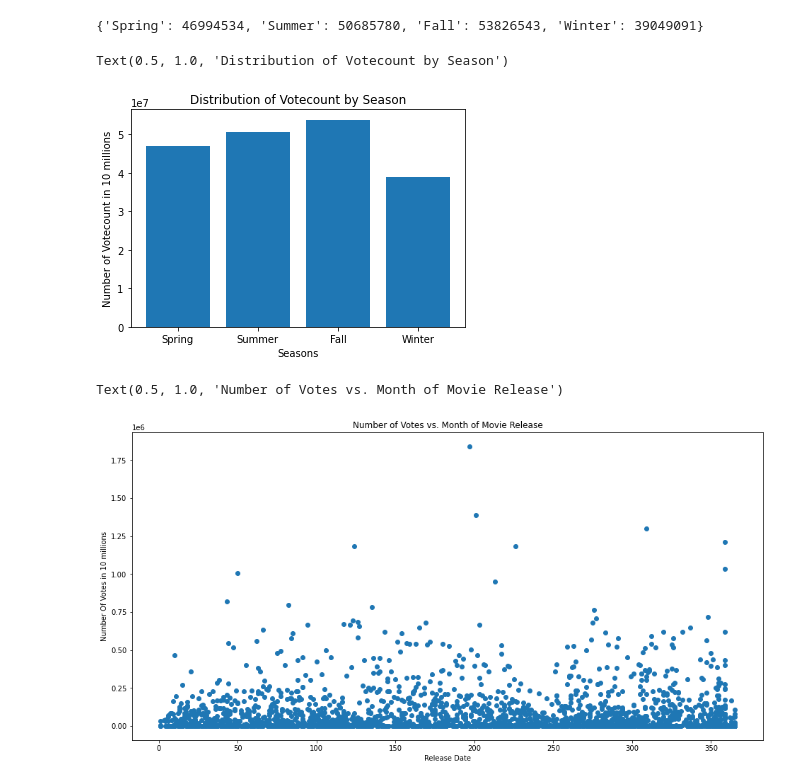
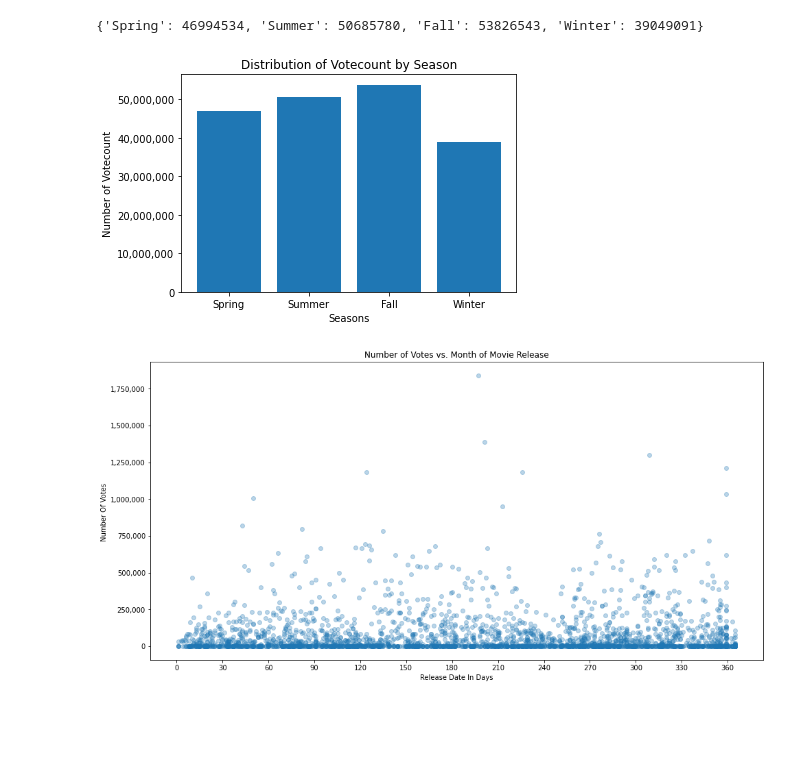
Before and after one commit to raguilarsoriano/CapstonePod5, a Jupyter notebook: Data Cleaning and merging dataframes.ipynb, the cells around one changed output. Drawn from its saved outputs; the diff is of its cells as text; code cells hidden in the pictures; blank space fills up the shorter version.

Commit message:
renaming + format

```diff
--- a/Data Cleaning and merging dataframes.ipynb
+++ b/Data Cleaning and merging dataframes.ipynb
@@ -288,20 +299,23 @@ popularity_count()
 {'Spring': 46994534, 'Summer': 50685780, 'Fall': 53826543, 'Winter': 39049091}
 # %%
 #Bar Chart
-
+import matplotlib as mpl
 fig, ax = plt.subplots()
 
 ax.bar(popularity_dict.keys(),popularity_dict.values())
 ax.set_xlabel('Seasons')
-ax.set_ylabel('Number of Votecount in 10 millions')
+ax.set_ylabel('Number of Votecount')
 ax.set_title('Distribution of Votecount by Season')
+ax.yaxis.set_major_formatter(mpl.ticker.StrMethodFormatter('{x:,.0f}'))
 # %% [output]
-Text(0.5, 1.0, 'Distribution of Votecount by Season')
-[figure, old version]
+[figure, new version]
 # %%
 #correlation between release date vs. numvotes
 import calendar
 from datetime import datetime
+from matplotlib.ticker import (MultipleLocator,
+                               FormatStrFormatter,
+                               AutoMinorLocator)
 fig, ax = plt.subplots(figsize=(16, 8))
 
 month_list=[]
@@ -316,10 +330,12 @@ for i in cleaned_df['release_date']:
 
 label = [30,60,90,120,150,180,210,240,270,300,330,360]
 
-ax.scatter(month_list,cleaned_df['numvotes'])
-ax.set_xlabel('Release Date')
-ax.set_ylabel('Number Of Votes in 10 millions')
+ax.scatter(month_list,cleaned_df['numvotes'],alpha=0.3)
+ax.set_xlabel('Release Date In Days')
+ax.set_ylabel('Number Of Votes ')
 ax.set_title('Number of Votes vs. Month of Movie Release')
+
+ax.xaxis.set_major_locator(MultipleLocator(30))
+ax.yaxis.set_major_formatter(mpl.ticker.StrMethodFormatter('{x:,.0f}'))
 # %% [output]
-Text(0.5, 1.0, 'Number of Votes vs. Month of Movie Release')
-[figure, old version]
+[figure, new version]
```
Also changed, not shown: parts of 3 cells of this notebook.
